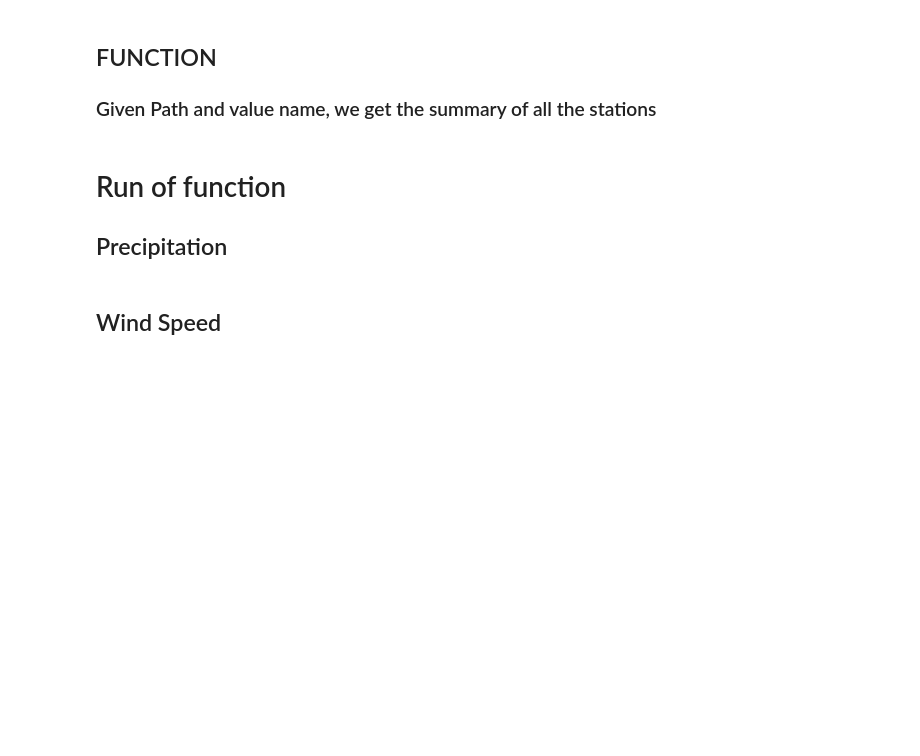
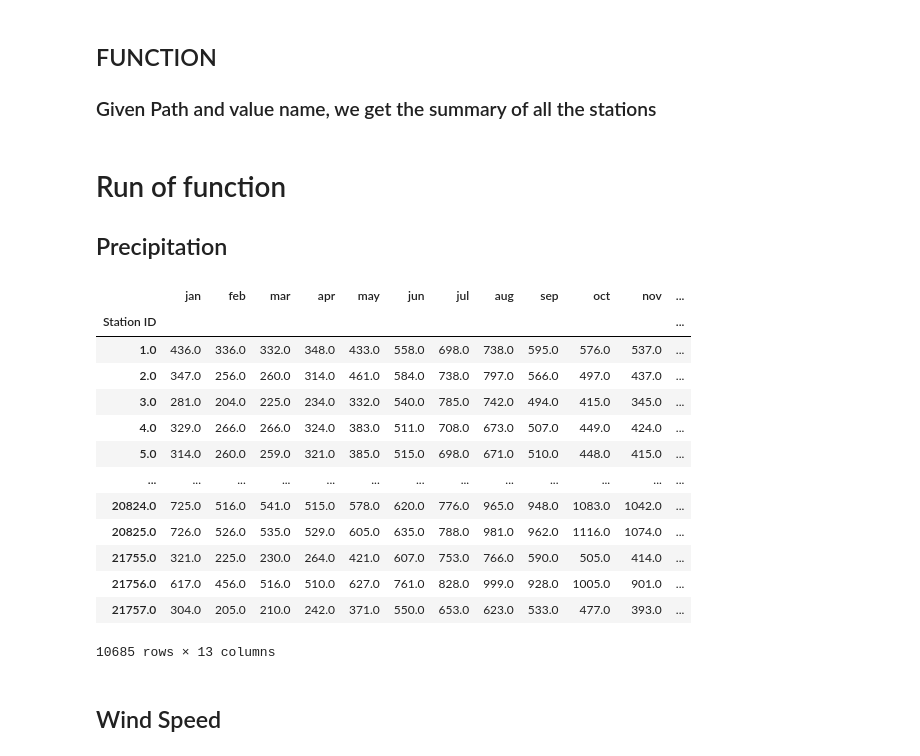
Before and after one commit to touldimos/Additional_Thesis, a Jupyter notebook: ECAD_Read.ipynb, the cells around one changed output. Saved outputs shown, nothing was run; the diff lists cells and outputs as text; code cells hidden in the pictures; blank space fills up the shorter version.

```diff
--- a/ECAD_Read.ipynb
+++ b/ECAD_Read.ipynb
@@ -103,26 +113,41 @@ def TW(T, phi, C = 1):
 
 ## Precipitation
 # %%
-# import os
-# import pandas as pd
-# import numpy as np
+import os
+import pandas as pd
+import numpy as np
 
-# entries = os.listdir(r'C:\Users\owner\Videos\ECA_blend_rr')
+entries = os.listdir(r'C:\Users\owner\Videos\ECA_blend_rr')
 
-# path = os.path.join(r"C:\Users\owner\Videos", "ECA_blend_rr")
-# path = path + "\\"
+path = os.path.join(r"C:\Users\owner\Videos", "ECA_blend_rr")
+path = path + "\\"
 
-# precipitation = np.zeros((len(entries), 12))
-# station = np.zeros((len(entries), 1))
+precipitation = np.zeros((len(entries), 12))
+station = np.zeros((len(entries), 1))
 
-# for i in range(0, len(entries)):
-#     precipitation[i], station[i] = read_ecad_sum(path + entries[i], 'p')
+for i in range(0, len(entries)):
+    precipitation[i], station[i] = read_ecad_sum(path + entries[i], 'p')
 
-# prec = pd.DataFrame(data = precipitation, columns = ['jan', 'feb', 'mar', 'apr', 'may', 'jun', 'jul', 'aug', 'sep', 'oct', 'nov', 'dec'], index = station.ravel())
-# prec.index.rename('Station ID', inplace = True)
-# prec['sum'] = prec.sum(axis = 1)
-# prec = prec[(prec.T != 0).any()]
-# prec
+prec = pd.DataFrame(data = precipitation, columns = ['jan', 'feb', 'mar', 'apr', 'may', 'jun', 'jul', 'aug', 'sep', 'oct', 'nov', 'dec'], index = station.ravel())
+prec.index.rename('Station ID', inplace = True)
+prec['sum'] = prec.sum(axis = 1)
+prec = prec[(prec.T != 0).any()]
+prec
+# %% [output]
+|  | jan | feb | mar | apr | may | jun | jul | aug | sep | oct | nov | ... |
+| Station ID |  |  |  |  |  |  |  |  |  |  |  | ... |
+| 1.0 | 436.0 | 336.0 | 332.0 | 348.0 | 433.0 | 558.0 | 698.0 | 738.0 | 595.0 | 576.0 | 537.0 | ... |
+| 2.0 | 347.0 | 256.0 | 260.0 | 314.0 | 461.0 | 584.0 | 738.0 | 797.0 | 566.0 | 497.0 | 437.0 | ... |
+| 3.0 | 281.0 | 204.0 | 225.0 | 234.0 | 332.0 | 540.0 | 785.0 | 742.0 | 494.0 | 415.0 | 345.0 | ... |
+| 4.0 | 329.0 | 266.0 | 266.0 | 324.0 | 383.0 | 511.0 | 708.0 | 673.0 | 507.0 | 449.0 | 424.0 | ... |
+| 5.0 | 314.0 | 260.0 | 259.0 | 321.0 | 385.0 | 515.0 | 698.0 | 671.0 | 510.0 | 448.0 | 415.0 | ... |
+| ... | ... | ... | ... | ... | ... | ... | ... | ... | ... | ... | ... | ... |
+| 20824.0 | 725.0 | 516.0 | 541.0 | 515.0 | 578.0 | 620.0 | 776.0 | 965.0 | 948.0 | 1083.0 | 1042.0 | ... |
+| 20825.0 | 726.0 | 526.0 | 535.0 | 529.0 | 605.0 | 635.0 | 788.0 | 981.0 | 962.0 | 1116.0 | 1074.0 | ... |
+| 21755.0 | 321.0 | 225.0 | 230.0 | 264.0 | 421.0 | 607.0 | 753.0 | 766.0 | 590.0 | 505.0 | 414.0 | ... |
+| 21756.0 | 617.0 | 456.0 | 516.0 | 510.0 | 627.0 | 761.0 | 828.0 | 999.0 | 928.0 | 1005.0 | 901.0 | ... |
+| 21757.0 | 304.0 | 205.0 | 210.0 | 242.0 | 371.0 | 550.0 | 653.0 | 623.0 | 533.0 | 477.0 | 393.0 | ... |
+10685 rows × 13 columns
 # %% [markdown]
 ## Wind Speed
 # %%
```
Also changed, not shown: parts of 22 cells of this notebook.
